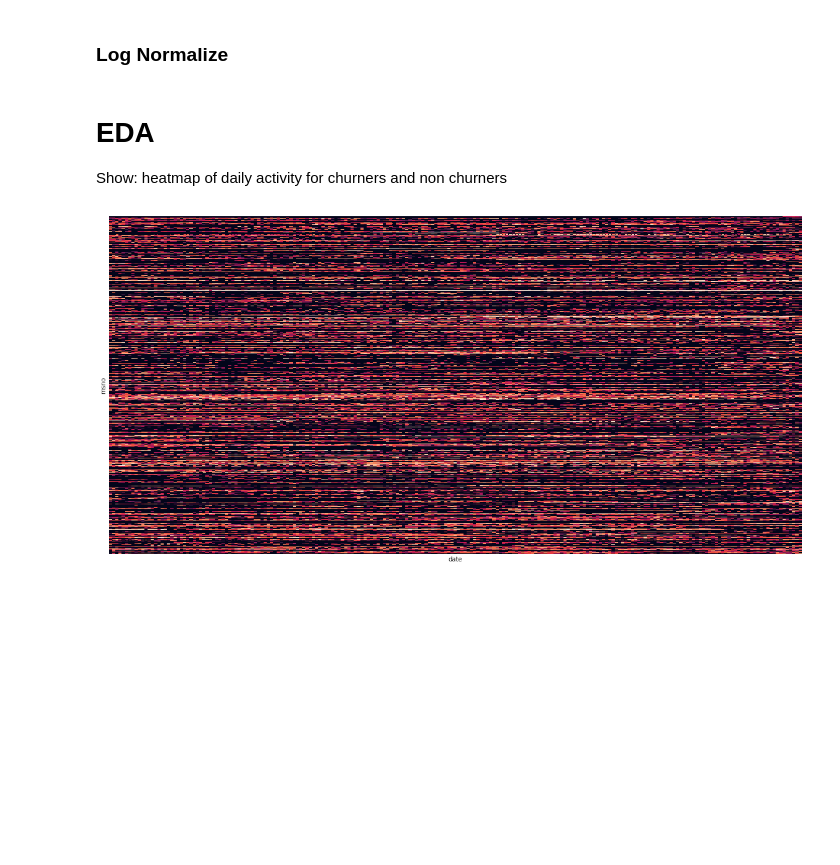
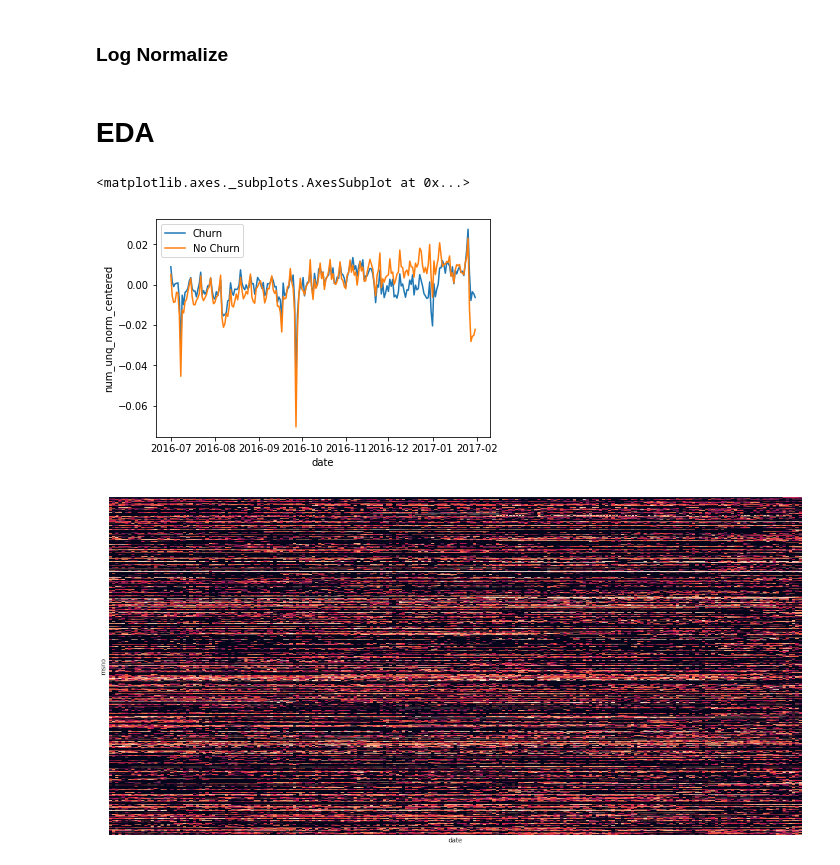
Before and after one commit to adamribaudo/ds5500-capstone, a Jupyter notebook: Preprocess/User_Log_Transform.ipynb, the cells around one changed output. Cells and saved outputs as stored; diff of their text form; code cells hidden in the pictures; blank space fills up the shorter version.

```diff
--- a/Preprocess/User_Log_Transform.ipynb
+++ b/Preprocess/User_Log_Transform.ipynb
@@ -56,7 +56,21 @@ num_dates=len(dates)
 padded_df = pd.DataFrame(product(users, dates), columns=["msno","date"])
 padded_df = padded_df.merge(user_logs, how='left', on=["msno","date"]).fillna(0)
 padded_df = padded_df.sort_values(by=["msno","date"])
-# %% [markdown]
-# EDA
-Show: heatmap of daily activity for churners and non churners
+# %% [markdown]
+# EDA
+# %%
+padded_df_labeled = padded_df.merge(right=y,how="left",on="msno")
+padded_df_labeled.drop(['num_25_norm', 'num_50_norm', 'num_75_norm',
+       'num_985_norm', 'num_100_norm', 'total_secs_norm'],inplace=True,axis=1)
+padded_df_churn = padded_df_labeled[padded_df_labeled["is_churn"] == 1]
+padded_df_no_churn = padded_df_labeled[padded_df_labeled["is_churn"] == 0]
+mean_churn_by_date = padded_df_churn.drop(["is_churn","msno"],axis=1).groupby(['date']).mean().reset_index()
+mean_no_churn_by_date = padded_df_no_churn.drop(["is_churn","msno"],axis=1).groupby(['date']).mean().reset_index()
+mean_churn_by_date["num_unq_norm_centered"] = mean_churn_by_date.num_unq_norm - mean_churn_by_date.num_unq_norm.mean()
+mean_no_churn_by_date["num_unq_norm_centered"] = mean_no_churn_by_date.num_unq_norm - mean_no_churn_by_date.num_unq_norm.mean()
+sns.lineplot(data=mean_churn_by_date,x="date", y="num_unq_norm_centered", label="Churn")
+sns.lineplot(data=mean_no_churn_by_date,x="date", y="num_unq_norm_centered", label="No Churn")
+# %% [output]
+<matplotlib.axes._subplots.AxesSubplot at 0x...>
+[figure, added]
 # %%
```
Also changed, not shown: parts of 6 cells of this notebook, 1 other file.
